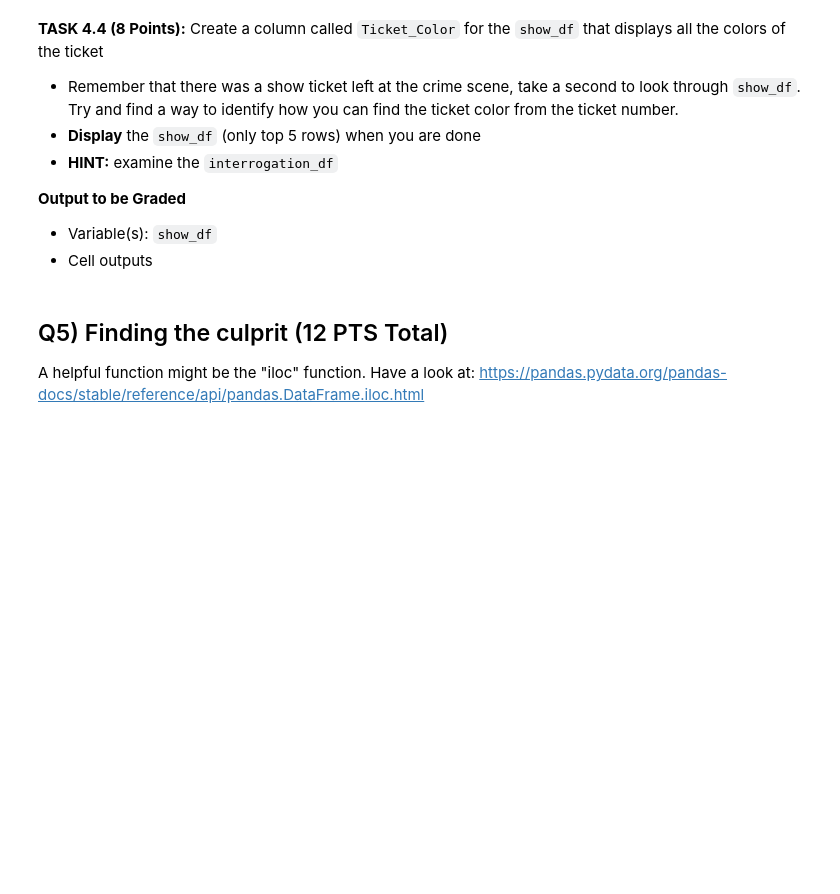
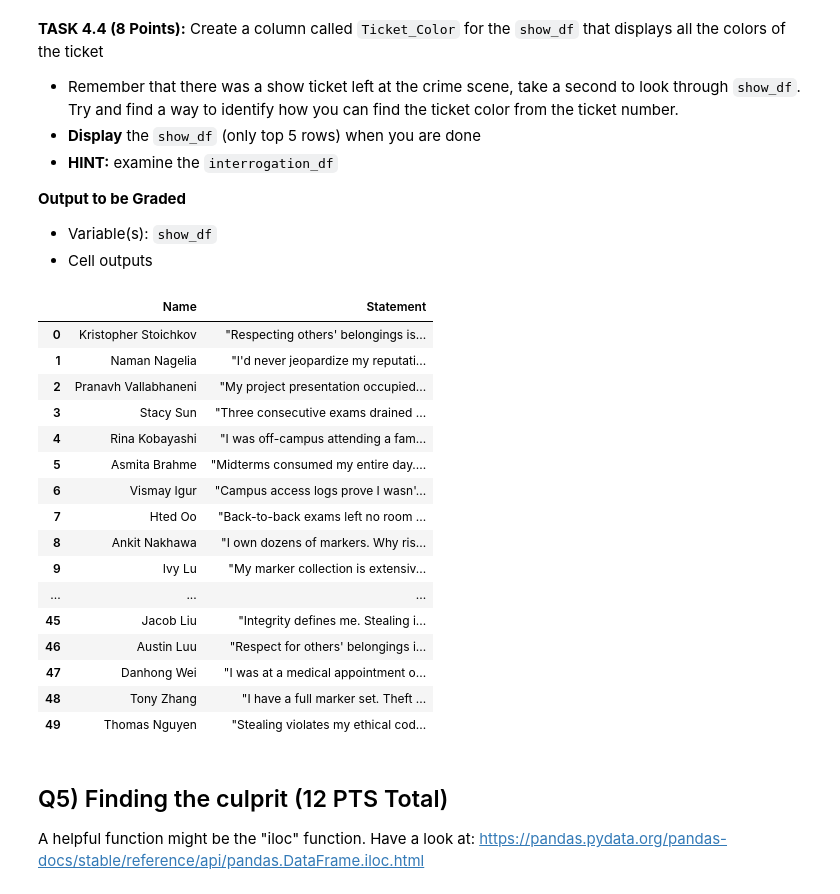
Before and after one commit to BrunoHenriqueGeraldoTeixeiraDaSilva/CMSC320, a Jupyter notebook: Homework3/CMSC320_HW3_Fall2026.ipynb, the cells around one changed output. Cells and saved outputs as stored; diff of their text form; code cells hidden in the pictures; blank space fills up the shorter version.

```diff
--- a/Homework3/CMSC320_HW3_Fall2026.ipynb
+++ b/Homework3/CMSC320_HW3_Fall2026.ipynb
@@ -541,0 +540,7 @@ Load in the `Zichao_s_Magic_Show.csv` into a dataframe called `show_df` and the
+# %%
+# Write your code here
+show_df = pd.read_csv('Zichao_s_Magic_Show.csv')
+interrogation_df = pd.read_csv('Interrogation_Statements.csv')
+
+print(show_df.head())
+print(interrogation_df.head())
@@ -573,3 +620,10 @@ Find what **Alan Turing** has to say:
 - Cell outputs
 # %%
 # Write your code here
+
+interrogation_series = interrogation_df['Statement'].str.replace("[%@^$]", "", regex =True)
+
+interrogation_df['Statement'] = interrogation_series
+
+
+interrogation_df.head()
@@ -586,6 +647,25 @@ Find what **Alan Turing** has to say:
 - Cell outputs
 # %%
 # Write your code here
+interrogation_df.head(50)
+# %% [output]
+|  | Name | Statement |
+| 0 | Kristopher Stoichkov | "Respecting others' belongings is... |
+| 1 | Naman Nagelia | "I'd never jeopardize my reputati... |
+| 2 | Pranavh Vallabhaneni | "My project presentation occupied... |
+| 3 | Stacy Sun | "Three consecutive exams drained ... |
+| 4 | Rina Kobayashi | "I was off-campus attending a fam... |
+| 5 | Asmita Brahme | "Midterms consumed my entire day.... |
+| 6 | Vismay Igur | "Campus access logs prove I wasn'... |
+| 7 | Hted Oo | "Back-to-back exams left no room ... |
+| 8 | Ankit Nakhawa | "I own dozens of markers. Why ris... |
+| 9 | Ivy Lu | "My marker collection is extensiv... |
+| ... | ... | ... |
+| 45 | Jacob Liu | "Integrity defines me. Stealing i... |
+| 46 | Austin Luu | "Respect for others' belongings i... |
+| 47 | Danhong Wei | "I was at a medical appointment o... |
+| 48 | Tony Zhang | "I have a full marker set. Theft ... |
+| 49 | Thomas Nguyen | "Stealing violates my ethical cod... |
 # %% [markdown]
 ## Q5) Finding the culprit (12 PTS Total)
 
```
Also changed, not shown: parts of 5 cells of this notebook.
